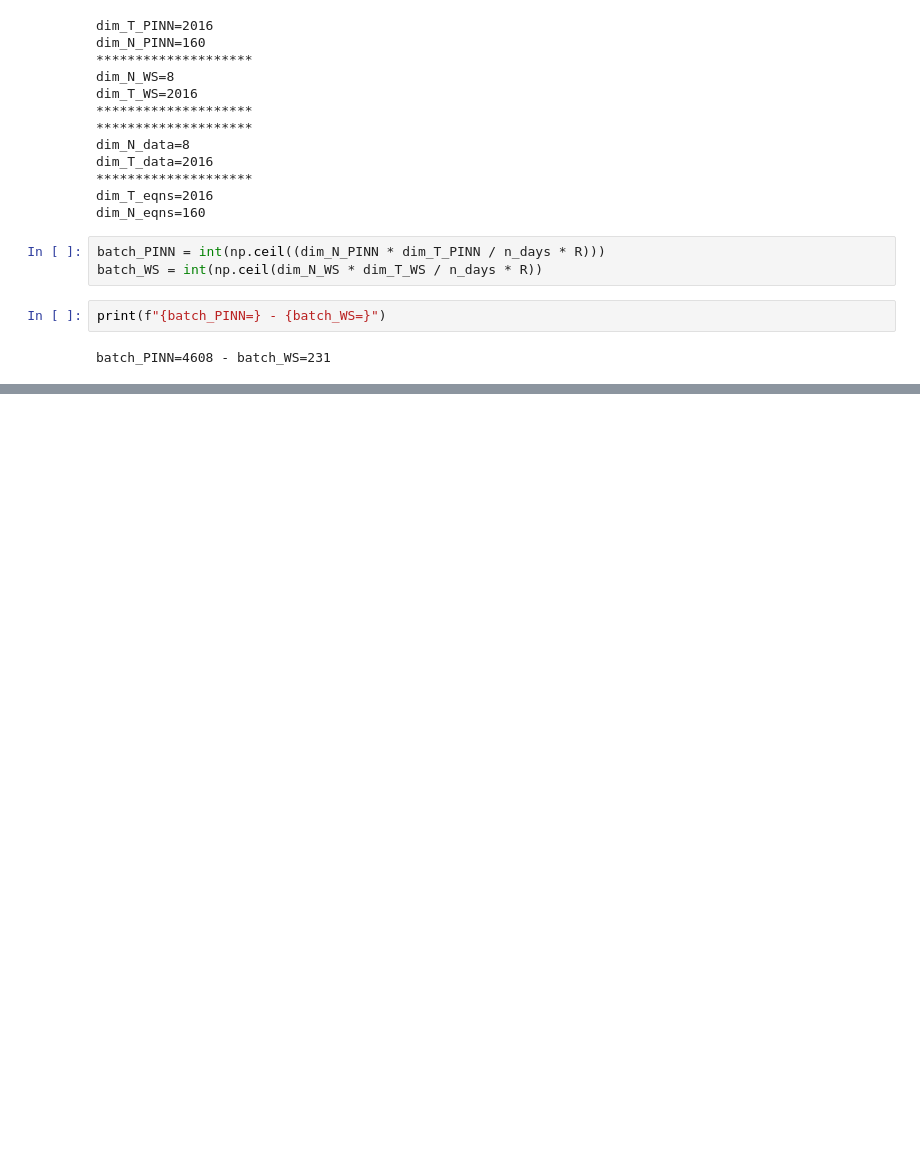
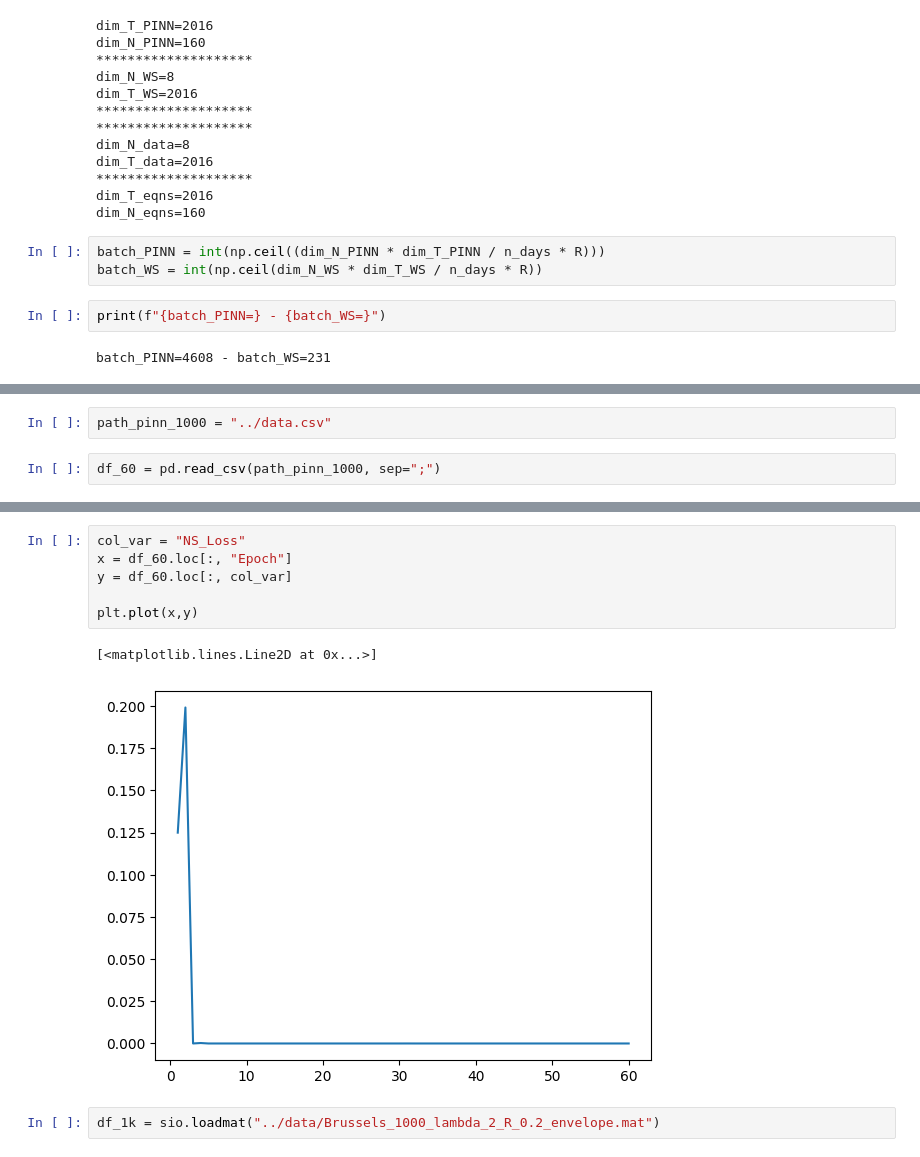
Before and after one commit to sagomeza1/pinns_bruselas, a Jupyter notebook: notebooks/01_exploracion.ipynb, the cells around one changed output, grey strips where cells are left out. Cells and saved outputs as stored; diff of their text form; blank space fills up the shorter version.

```diff
--- a/notebooks/01_exploracion.ipynb
+++ b/notebooks/01_exploracion.ipynb
@@ -298,0 +307,4 @@ batch_PINN=4608 - batch_WS=231
+# %%
+path_pinn_1000 = "../data.csv"
+# %%
+df_60 = pd.read_csv(path_pinn_1000, sep=";")
@@ -298,0 +330,11 @@ batch_PINN=4608 - batch_WS=231
+# %%
+col_var = "NS_Loss"
+x = df_60.loc[:, "Epoch"]
+y = df_60.loc[:, col_var]
+
+plt.plot(x,y)
+# %% [output]
+[<matplotlib.lines.Line2D at 0x...>]
+[figure, added]
+# %%
+df_1k = sio.loadmat("../data/Brussels_1000_lambda_2_R_0.2_envelope.mat")
```
Also changed, not shown: parts of 5 cells of this notebook, 1 other file.
